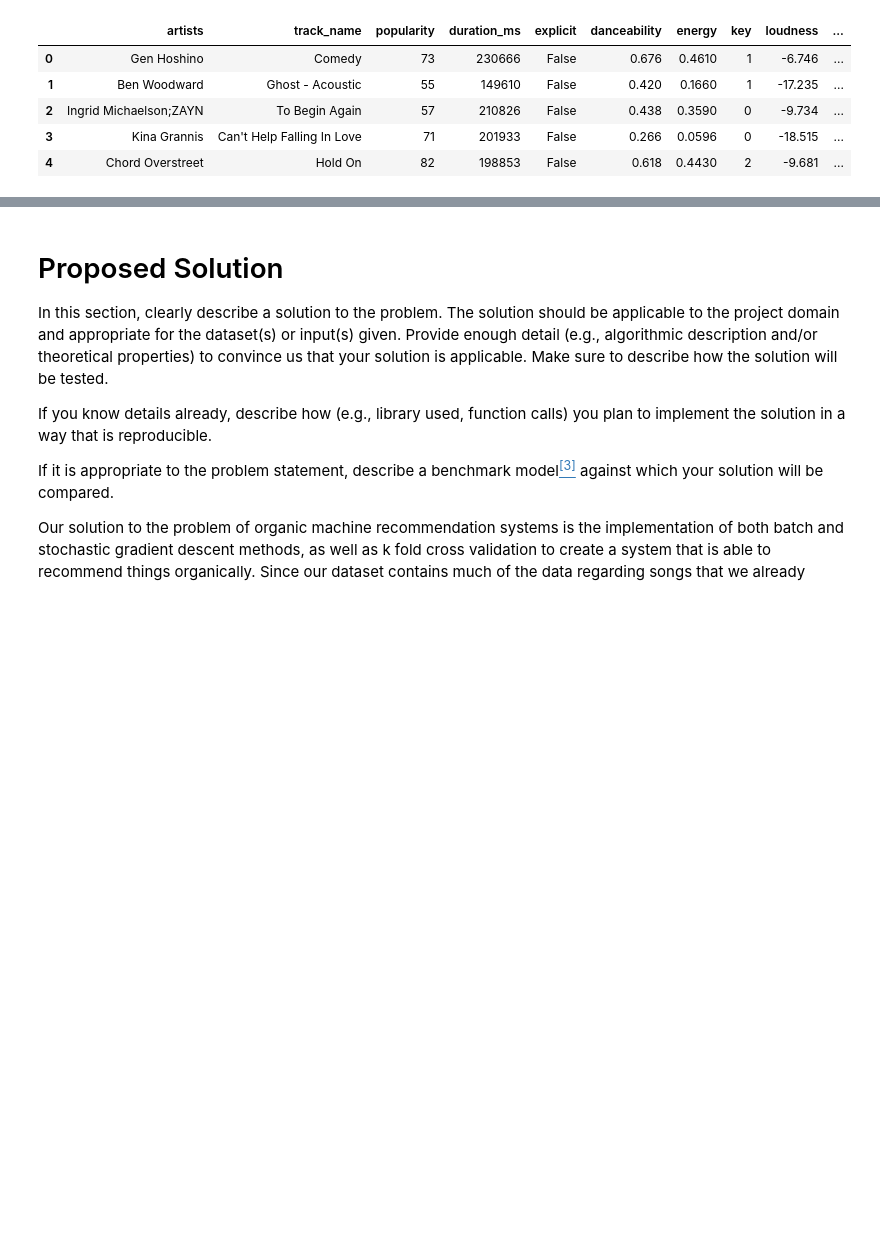
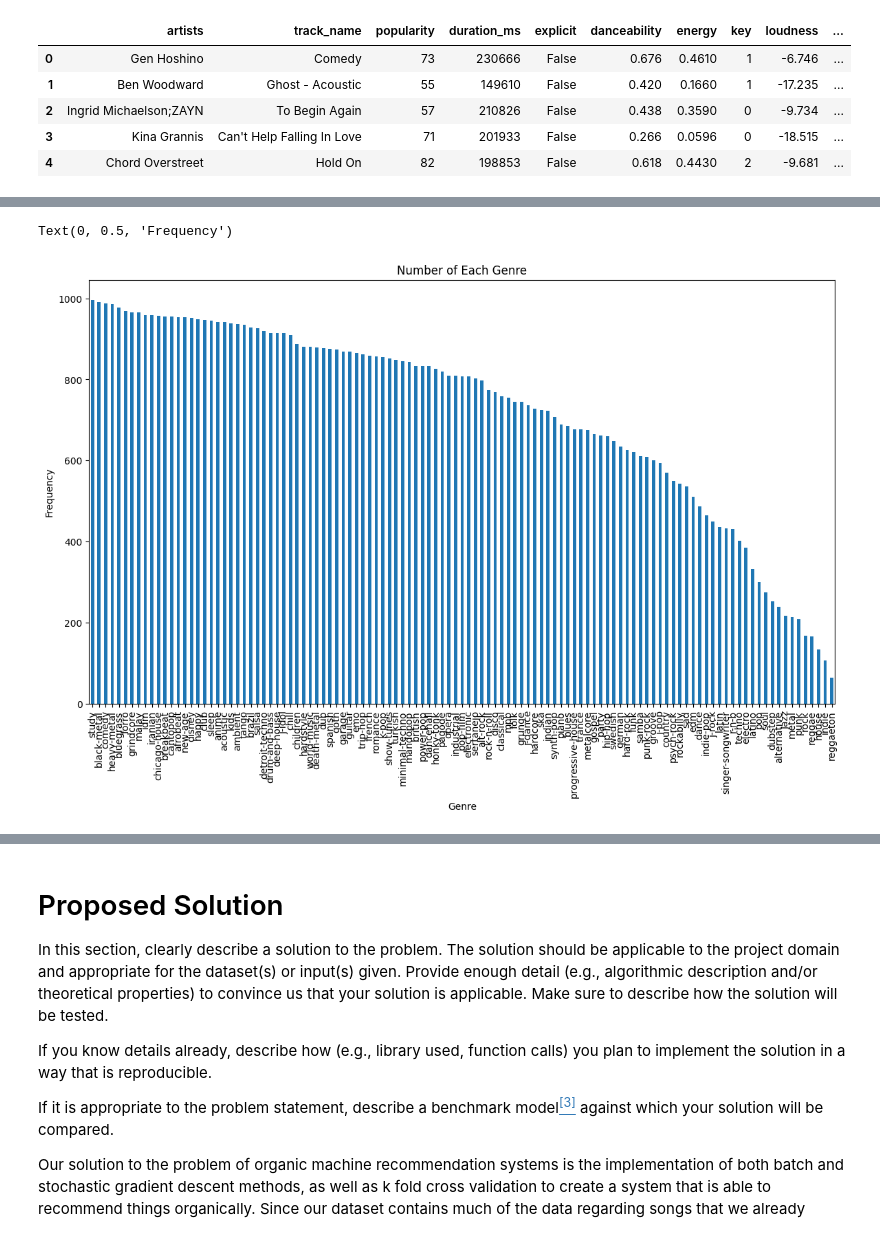
Before and after one commit to COGS118A/Group025-Wi23, a Jupyter notebook: FinalProjectGroup025-Wi23.ipynb, the cells around one changed output, grey strips where cells are left out. Saved outputs shown, nothing was run; the diff lists cells and outputs as text; code cells hidden in the pictures; blank space fills up the shorter version.

```diff
--- a/FinalProjectGroup025-Wi23.ipynb
+++ b/FinalProjectGroup025-Wi23.ipynb
@@ -141,0 +149,9 @@ df.head()
+# %%
+ax = df['track_genre'].value_counts().plot(kind='bar',
+                                            figsize=(14,8),
+                                            title="Number of Each Genre")
+ax.set_xlabel("Genre")
+ax.set_ylabel("Frequency")
+# %% [output]
+Text(0, 0.5, 'Frequency')
+[figure, added]
```
Also changed, not shown: parts of 10 cells of this notebook.
